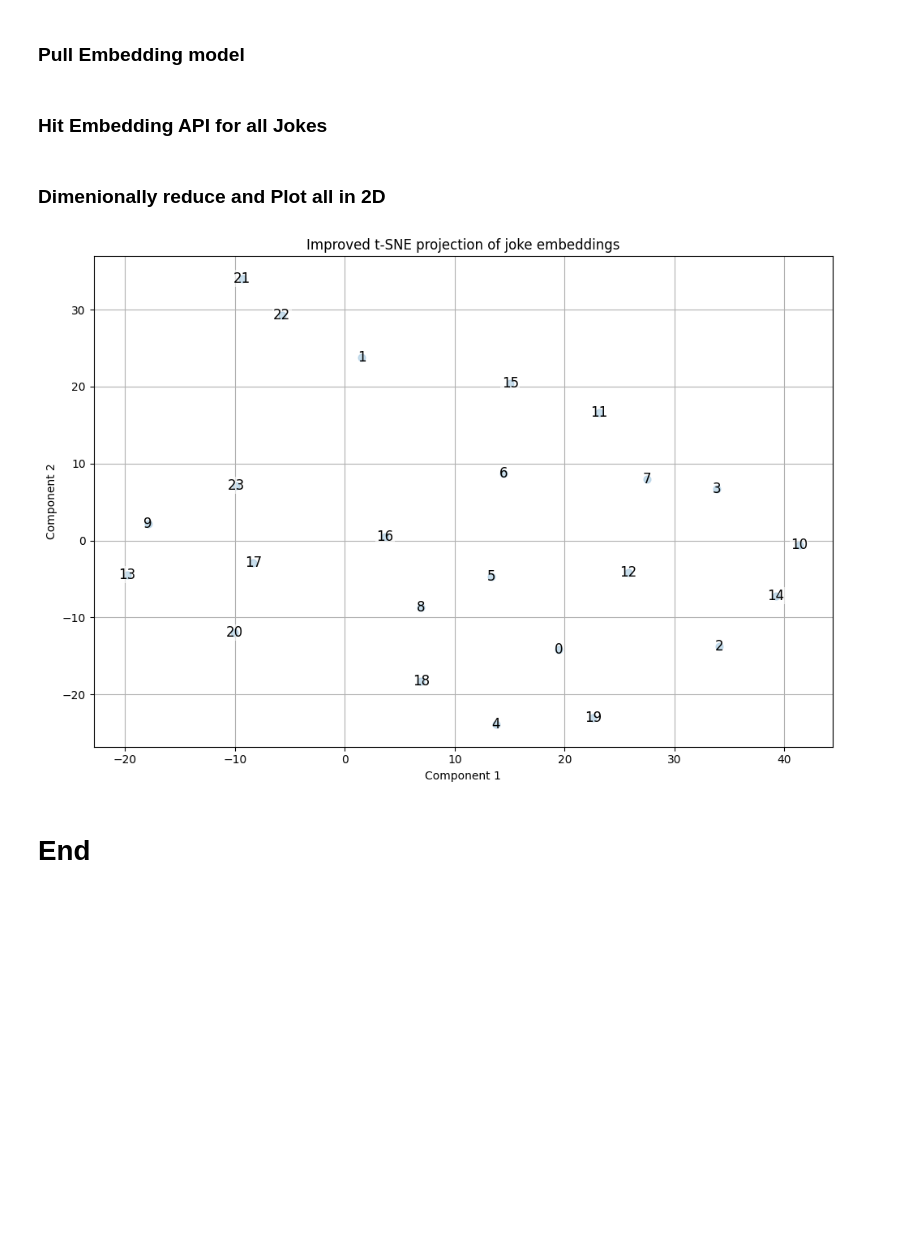
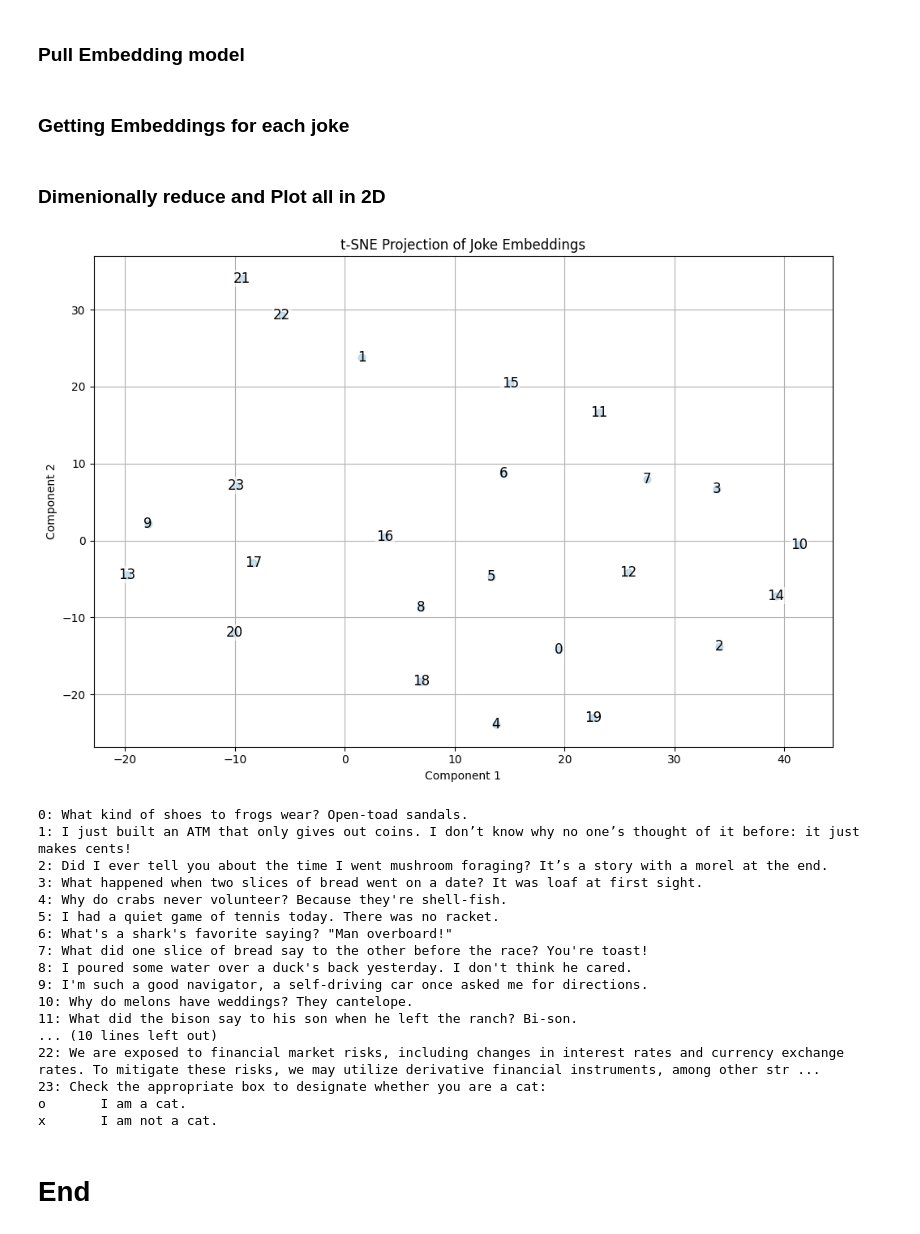
Before and after one commit to gsbdarc/ollama_helper, a Jupyter notebook: tutorial.ipynb, the cells around one changed output. Drawn from its saved outputs; the diff is of its cells as text; code cells hidden in the pictures; blank space fills up the shorter version.

Commit message:
Fixed tutorial, updated reamdme links and data, added requirements.txt,added picture

```diff
--- a/tutorial.ipynb
+++ b/tutorial.ipynb
@@ -700,4 +849,6 @@ payload = {
             "stream": False,
         }
 # %%
-response=requests.post(LLM_API_URL,headers=headers,data=json.dumps(payload))
+response=requests.post(LLM_CHAT_API,headers=headers,data=json.dumps(payload))
+json_output=json.loads(response.json()['message']['content'])
+json_output
@@ -911,5 +1115,5 @@ headers = {"Content-Type": "application/json"}
 response=requests.post(LLM_API_URL,headers=headers,data=json.dumps(payload))
 # API Header, Data you are sending
 # %% [markdown]
-### Hit Embedding API for all Jokes
+### Getting Embeddings for each joke
 # %%
@@ -935,34 +1152,57 @@ for joke in jokes:
 # %% [markdown]
 ### Dimenionally reduce and Plot all in 2D
 # %%
-# -------- Dimensionality reduction --------
-X = np.vstack(joke_embeddings)           # shape: (n_jokes, dim)
-n = X.shape[0]
+# Stack the list of embedding vectors into a 2D NumPy array
+X = np.vstack(joke_embeddings)  # Shape: (n_jokes, embedding_dim)
 
-tsne = TSNE(n_components=2, perplexity=10, init="random", random_state=42)
-XY = tsne.fit_transform(np.vstack(joke_embeddings))
+# Initialize t-SNE with desired parameters
+tsne = TSNE(n_components=2, perplexity=10, init='random', random_state=42)
 
+# Fit and transform the embeddings to 2D
+XY = tsne.fit_transform(X)
+
+# Create a scatter plot of the 2D embeddings
 plt.figure(figsize=(10, 7))
 plt.scatter(XY[:, 0], XY[:, 1], s=40, alpha=0.6)
 
-# Use annotation with slight offsets and background box for clarity
+# Annotate each point with its index for clarity
 for idx, (x, y) in enumerate(XY):
     plt.text(
         x, y, str(idx),
         fontsize=12,
-        ha="center", va="center",
-        bbox=dict(facecolor="white", alpha=0.6, edgecolor="none", pad=1)
+        ha='center', va='center',
+        bbox=dict(facecolor='white', alpha=0.6, edgecolor='none', pad=1)
     )
 
-plt.title("Improved t-SNE projection of joke embeddings")
-plt.xlabel("Component 1")
-plt.ylabel("Component 2")
+# Add plot titles and labels
+plt.title('t-SNE Projection of Joke Embeddings')
+plt.xlabel('Component 1')
+plt.ylabel('Component 2')
 plt.grid(True)
 plt.tight_layout()
 plt.show()
 
-print([[i,j] for i,j in enumerate(jokes)])
+# Display the list of jokes with their corresponding indices
+for i, joke in enumerate(jokes):
+    print(f"{i}: {joke}")
 # %% [output]
-[figure, old version]
+[figure, new version]
+0: What kind of shoes to frogs wear? Open-toad sandals.
+1: I just built an ATM that only gives out coins. I don’t know why no one’s thought of it before: it just makes cents!
+2: Did I ever tell you about the time I went mushroom foraging? It’s a story with a morel at the end.
+3: What happened when two slices of bread went on a date? It was loaf at first sight.
+4: Why do crabs never volunteer? Because they're shell-fish.
+5: I had a quiet game of tennis today. There was no racket.
+6: What's a shark's favorite saying? "Man overboard!"
+7: What did one slice of bread say to the other before the race? You're toast!
+8: I poured some water over a duck's back yesterday. I don't think he cared.
+9: I'm such a good navigator, a self-driving car once asked me for directions.
+10: Why do melons have weddings? They cantelope.
+11: What did the bison say to his son when he left the ranch? Bi-son.
+... (10 lines left out)
+22: We are exposed to financial market risks, including changes in interest rates and currency exchange rates. To mitigate these risks, we may utilize derivative financial instruments, among other str ...
+23: Check the appropriate box to designate whether you are a cat:
+o       I am a cat.
+x       I am not a cat.
 # %% [markdown]
 # End
```
Also changed, not shown: parts of 35 cells of this notebook, 3 other files.
